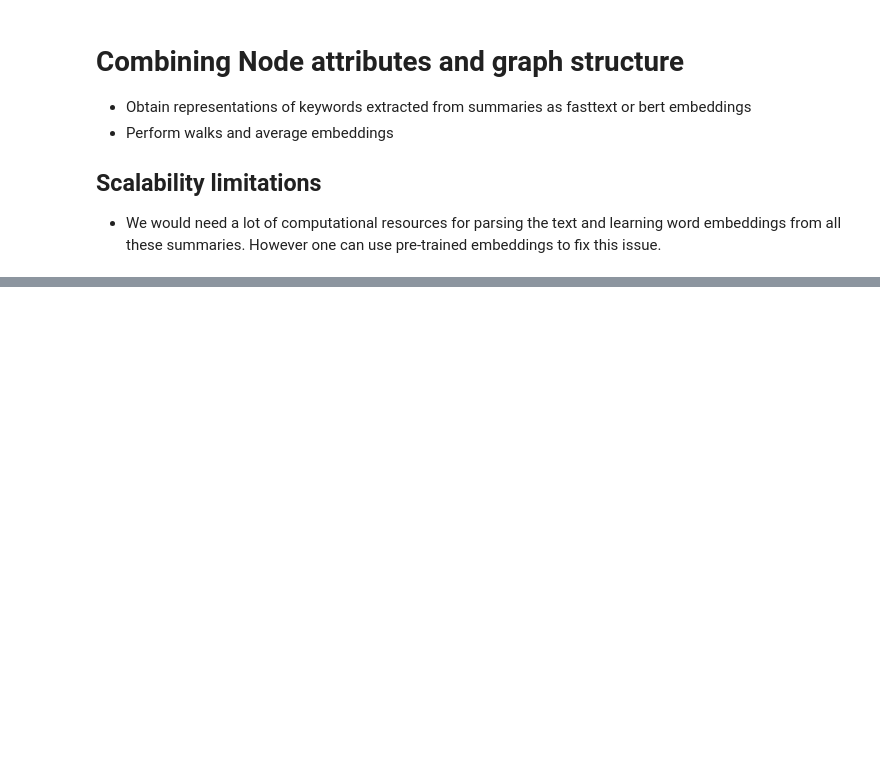
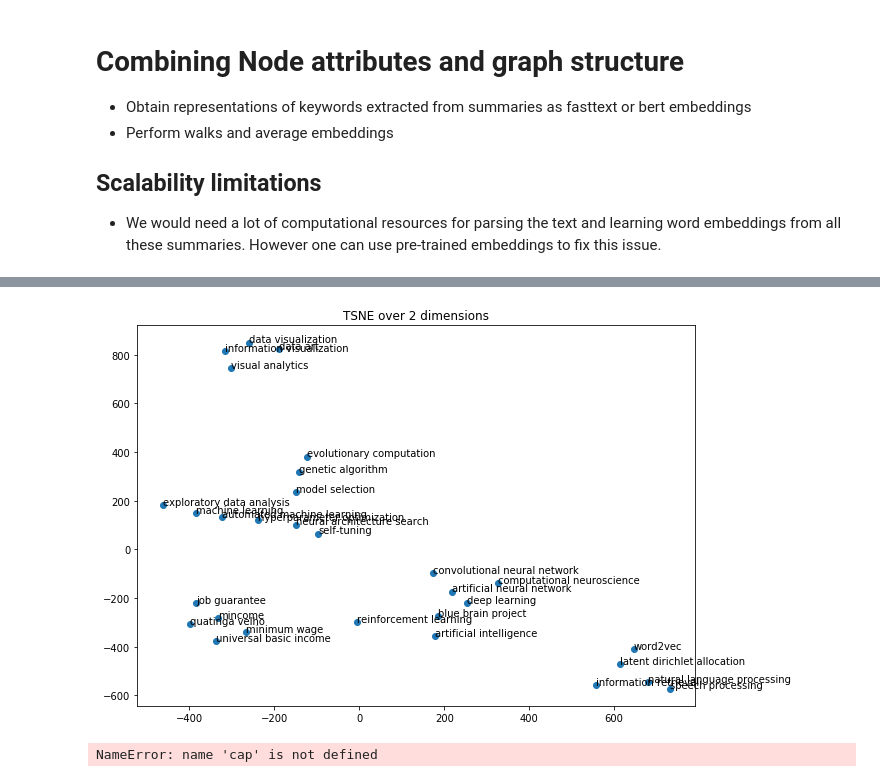
Before and after one commit to FredBaos/Ntds_project_team02, a Jupyter notebook: vince_la_menace_pepito.ipynb, the cells around one changed output, grey strips where cells are left out. Drawn from its saved outputs; the diff is of its cells as text; code cells hidden in the pictures; blank space fills up the shorter version.

```diff
--- a/vince_la_menace_pepito.ipynb
+++ b/vince_la_menace_pepito.ipynb
@@ -312,6 +326,7 @@ np.save("spectral.npy",proj)
 # %%
 # Load pretrained fasttext model
 vectors = Magnitude("wiki-news-300d-1M-subword.magnitude")
+node2vec = Node2Vec(graph, walk_length=40, num_walks=10, quiet=True, p=1, q=1)
 walks = node2vec.walks
 # %%
 def fastt_embedding(text):
@@ -333,6 +348,6 @@ def walk_averaged_embeddings_dict(embeddings_dict, walks, source_weight=0.75):
     walk_averaged_embeddings_dict = {k:sum(v)/len(v) for k, v in walk_embeddings_dict.items()}
     return walk_averaged_embeddings_dict
 # %%
-mean_embeddings_fastt = [fastt_embedding(title + ' ' + ' '.join(words_ls)) for words_ls, title in zip(df_node['keywords'], df_node['name'])]
-embeddings_dict_fastt = dict(zip(list(graph.nodes()), mean_embeddings_fastt))
-walk_averaged_embeddings_dict_fastt = walk_averaged_embeddings_dict(embeddings_dict_fastt, walks, source_weight=0.75)
+mean_embeddings_fastt = [fastt_embedding(' '.join(words_ls) + ' ' + title) for words_ls, title in zip(df_node['keywords'], df_node['name'])]
+embeddings_dict_fastt = dict(zip(list(df_node.name.values), mean_embeddings_fastt))
+walk_averaged_embeddings_dict_fastt = walk_averaged_embeddings_dict(embeddings_dict_fastt, walks, source_weight=0.25)
@@ -370,0 +357,12 @@ with open(FAST_MEAN_FILENAME,'wb') as f:
+# %%
+def get_vectors_fasttext(nodes, proj):
+    vectors = []
+    for node in nodes:
+        vector = walk_averaged_embeddings_dict_fastt[node]
+        vectors.append(vector)
+    return vectors
+# %%
+node_vectors = get_vectors_fasttext(nodes_to_plot,proj)
+plot_projection(node_vectors, nodes_to_plot, projection_method=TSNE, perplexity=4)
+# %% [output]
+[figure, added]
@@ -370,0 +380,7 @@ with open(FAST_MEAN_FILENAME,'wb') as f:
+# %%
+%%capture cap --no-stderr
+all_queries_print(all_queries)
+with open('output.txt', 'w') as f:
+    f.write(cap.stdout)
+# %% [output]
+NameError: name 'cap' is not defined
```
Also changed, not shown: parts of 21 cells of this notebook, 3 other files.
